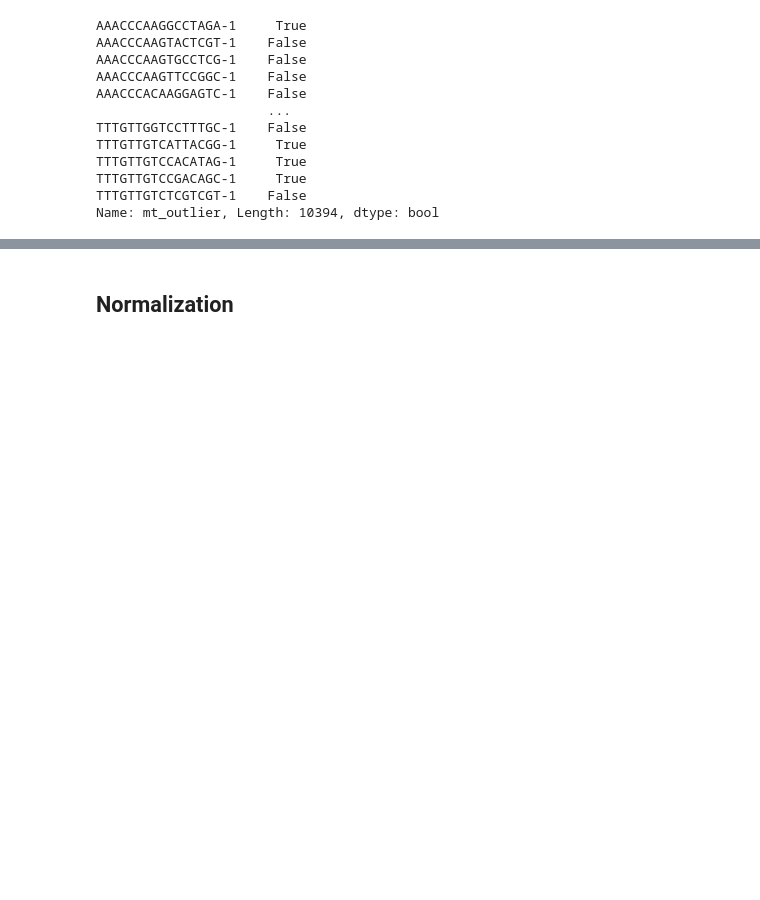
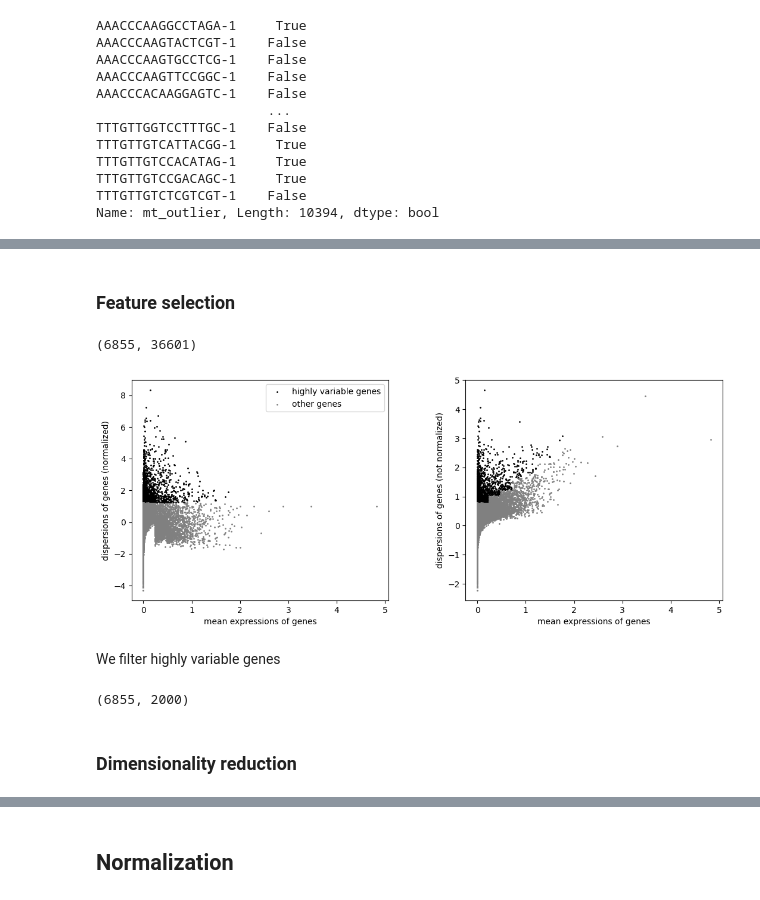
Before and after one commit to riccardoAli31/Gene-expression-changes-from-CNV, a Jupyter notebook: preprocessing/preprocessing_sample1.ipynb, the cells around one changed output, grey strips where cells are left out. Saved outputs shown, nothing was run; the diff lists cells and outputs as text; code cells hidden in the pictures; blank space fills up the shorter version.

```diff
--- a/preprocessing/preprocessing_sample1.ipynb
+++ b/preprocessing/preprocessing_sample1.ipynb
@@ -414 +376,7 @@ WARNING: adata.X seems to be already log-transformed.
+# %% [markdown]
+### Feature selection
+# %%
+adata1_filtered.shape
+# %% [output]
+(6855, 36601)
 # %%
@@ -417,0 +384,6 @@ adata1_filtered = adata1_filtered[:, adata1_filtered.var.highly_variable]
+# %%
+sc.pl.highly_variable_genes(adata1_filtered)
+# %% [output]
+[figure, added]
+# %% [markdown]
+We filter highly variable genes
@@ -417,0 +392,6 @@ adata1_filtered = adata1_filtered[:, adata1_filtered.var.highly_variable]
+# %%
+adata1_filtered.shape
+# %% [output]
+(6855, 2000)
+# %% [markdown]
+### Dimensionality reduction
```
Also changed, not shown: parts of 56 cells of this notebook.
